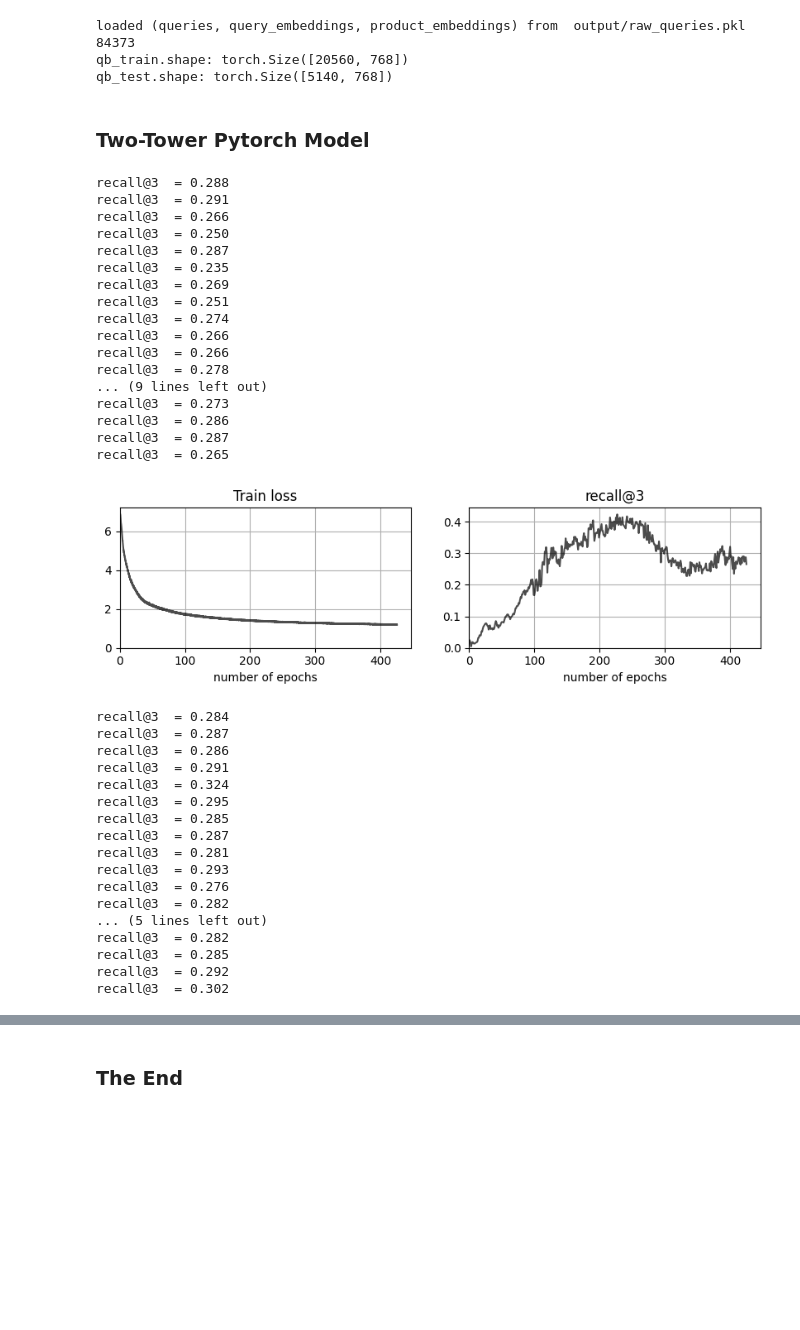
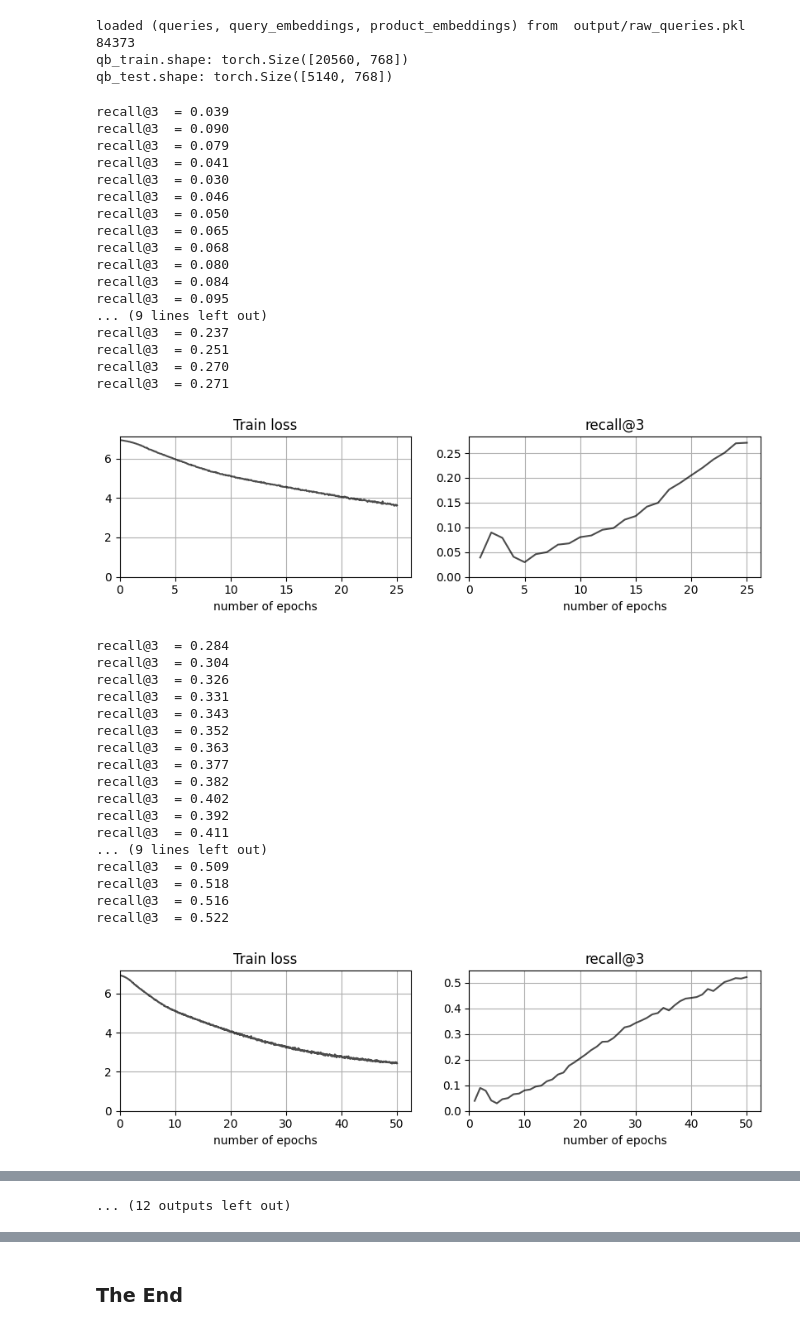
Before and after one commit to ozkansafak/twotowers, a Jupyter notebook: train.ipynb, the cells around one changed output, grey strips where cells are left out. Saved outputs shown, nothing was run; the diff lists cells and outputs as text; code cells hidden in the pictures; blank space fills up the shorter version.

Commit message:
added Dropout=0.2. single layer network. recall@3=0.73

```diff
--- a/train.ipynb
+++ b/train.ipynb
@@ -28,6 +28,4 @@ loaded (queries, query_embeddings, product_embeddings) from  output/raw_queries.
 84373
 qb_train.shape: torch.Size([20560, 768])
 qb_test.shape: torch.Size([5140, 768])
-# %% [markdown]
-### Two-Tower Pytorch Model
 # %%
@@ -42,58 +41,59 @@ list_test_epochs = []
 # %%
 ## TRAIN
 # Hyperparameters
 batch_size = 1024
 num_epochs = 1
 label_smoothing = 0.1
 
-for i in range(100):
+for i in range(300):
     (qb_train, _), (xb_train, _), (_) = shuffle_and_split(qb_train, xb_train, split=1)
 
     model.train(qb_train, xb_train, num_epochs, batch_size, label_smoothing)
     write_output_embeddings(model, qb_test, xb_test)
     os.system('cd utils && python3 utils_infer.py')
     with open('output/recall3.json', 'r') as file:
         out = json.load(file)
     recall3 = out['recall3']
     list_test_epochs.append(model.epochs[-1])
     list_recall3.append(recall3)
 
     if (i+1) % 25 == 0:
         model.plot(qb_train, batch_size, list_test_epochs, list_recall3)
     plt.show()
 # %% [output]
-recall@3  = 0.288
-recall@3  = 0.291
-recall@3  = 0.266
-recall@3  = 0.250
-recall@3  = 0.287
-recall@3  = 0.235
-recall@3  = 0.269
+recall@3  = 0.039
+recall@3  = 0.090
+recall@3  = 0.079
+recall@3  = 0.041
+recall@3  = 0.030
+recall@3  = 0.046
+recall@3  = 0.050
+recall@3  = 0.065
+recall@3  = 0.068
+recall@3  = 0.080
+recall@3  = 0.084
+recall@3  = 0.095
+... (9 lines left out)
+recall@3  = 0.237
 recall@3  = 0.251
-recall@3  = 0.274
-recall@3  = 0.266
-recall@3  = 0.266
-recall@3  = 0.278
-... (9 lines left out)
-recall@3  = 0.273
-recall@3  = 0.286
-recall@3  = 0.287
-recall@3  = 0.265
+recall@3  = 0.270
+recall@3  = 0.271
-[figure, old version]
+[figure, new version]
 recall@3  = 0.284
-recall@3  = 0.287
-recall@3  = 0.286
-recall@3  = 0.291
-recall@3  = 0.324
-recall@3  = 0.295
-recall@3  = 0.285
-recall@3  = 0.287
-recall@3  = 0.281
-recall@3  = 0.293
-recall@3  = 0.276
-recall@3  = 0.282
-... (5 lines left out)
-recall@3  = 0.282
-recall@3  = 0.285
-recall@3  = 0.292
-recall@3  = 0.302
+recall@3  = 0.304
+recall@3  = 0.326
+recall@3  = 0.331
+recall@3  = 0.343
+recall@3  = 0.352
+recall@3  = 0.363
+recall@3  = 0.377
+recall@3  = 0.382
+recall@3  = 0.402
+recall@3  = 0.392
+recall@3  = 0.411
+... (9 lines left out)
+recall@3  = 0.509
+recall@3  = 0.518
+recall@3  = 0.516
+recall@3  = 0.522
+[figure, added]
@@ -101,3 +172,4 @@ KeyboardInterrupt:
+... (12 outputs left out)
 # %%
 model.plot(qb_train, batch_size, list_test_epochs, list_recall3)
 # %% [output]
```
Also changed, not shown: parts of 4 cells of this notebook, 1 other file.
